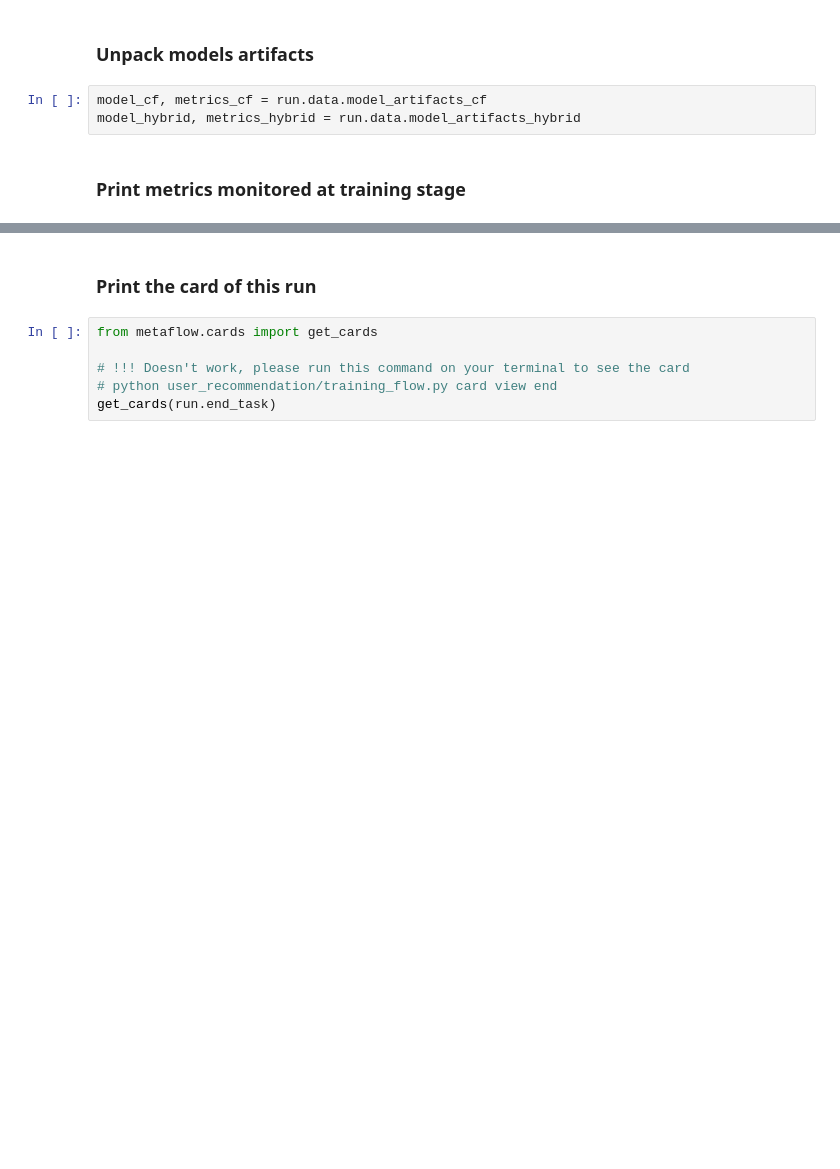
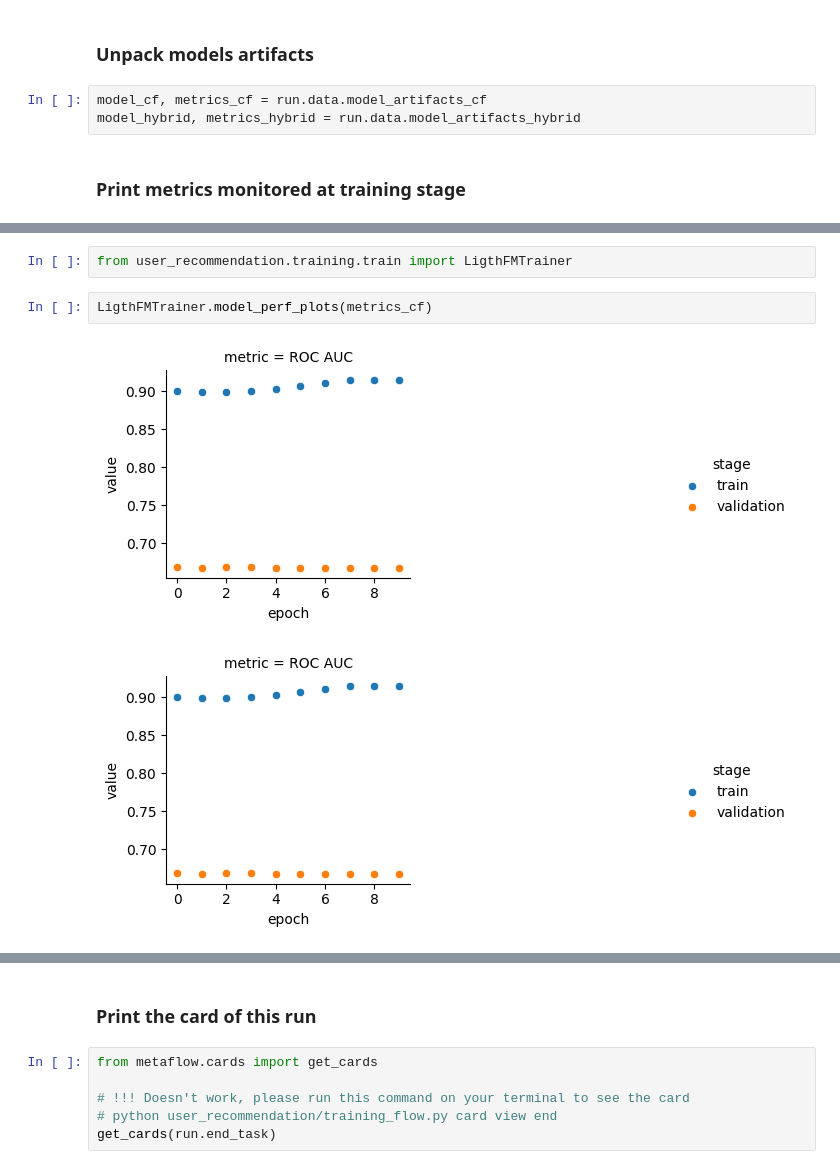
Before and after one commit to BarthelemyPavy/user-recommendation, a Jupyter notebook: user_recommendation/user_recommendation.ipynb, the cells around one changed output, grey strips where cells are left out. Saved outputs shown, nothing was run; the diff lists cells and outputs as text; blank space fills up the shorter version.

```diff
--- a/user_recommendation/user_recommendation.ipynb
+++ b/user_recommendation/user_recommendation.ipynb
@@ -30,0 +74,7 @@ metrics_hybrid
+# %%
+from user_recommendation.training.train import LigthFMTrainer
+# %%
+LigthFMTrainer.model_perf_plots(metrics_cf)
+# %% [output]
+[figure, added]
+[figure, added]
```
Also changed, not shown: parts of 8 cells of this notebook, 5 other files.
